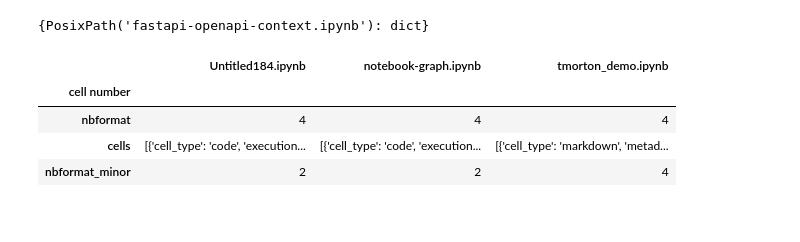
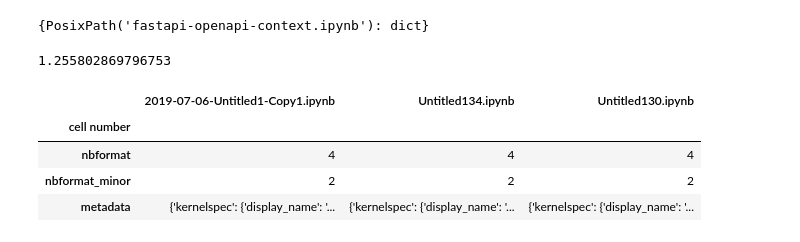
Before and after one commit to deathbeds/ado, a Jupyter notebook: ado.ipynb, the cells around one changed output. Drawn from its saved outputs; the diff is of its cells as text; code cells hidden in the pictures.

```diff
--- a/ado.ipynb
+++ b/ado.ipynb
@@ -223,14 +337,17 @@
 # %% [output]
 {PosixPath('fastapi-openapi-context.ipynb'): dict}
 # %%
+    t = time.time()
     notebooks = pandas.concat(await ado(pandas.Series, *pathlib.Path().glob('*.ipynb'))).unstack(-1)
+    print(time.time()-t)
     notebooks.sample(3).T.dropna(how='all').sample(3).rename_axis(index='cell number')
 # %% [output]
+1.255802869796753
-|  | Untitled184.ipynb | notebook-graph.ipynb | tmorton_demo.ipynb |
+|  | 2019-07-06-Untitled1-Copy1.ipynb | Untitled134.ipynb | Untitled130.ipynb |
 | cell number |  |  |  |
 | nbformat | 4 | 4 | 4 |
-| cells | [{'cell_type': 'code', 'execution... | [{'cell_type': 'code', 'execution... | [{'cell_type': 'markdown', 'metad... |
-| nbformat_minor | 2 | 2 | 4 |
+| nbformat_minor | 2 | 2 | 2 |
+| metadata | {'kernelspec': {'display_name': '... | {'kernelspec': {'display_name': '... | {'kernelspec': {'display_name': '... |
 # %%
     notebooks.info()
 # %% [output]
```
Also changed, not shown: parts of 25 cells of this notebook.
